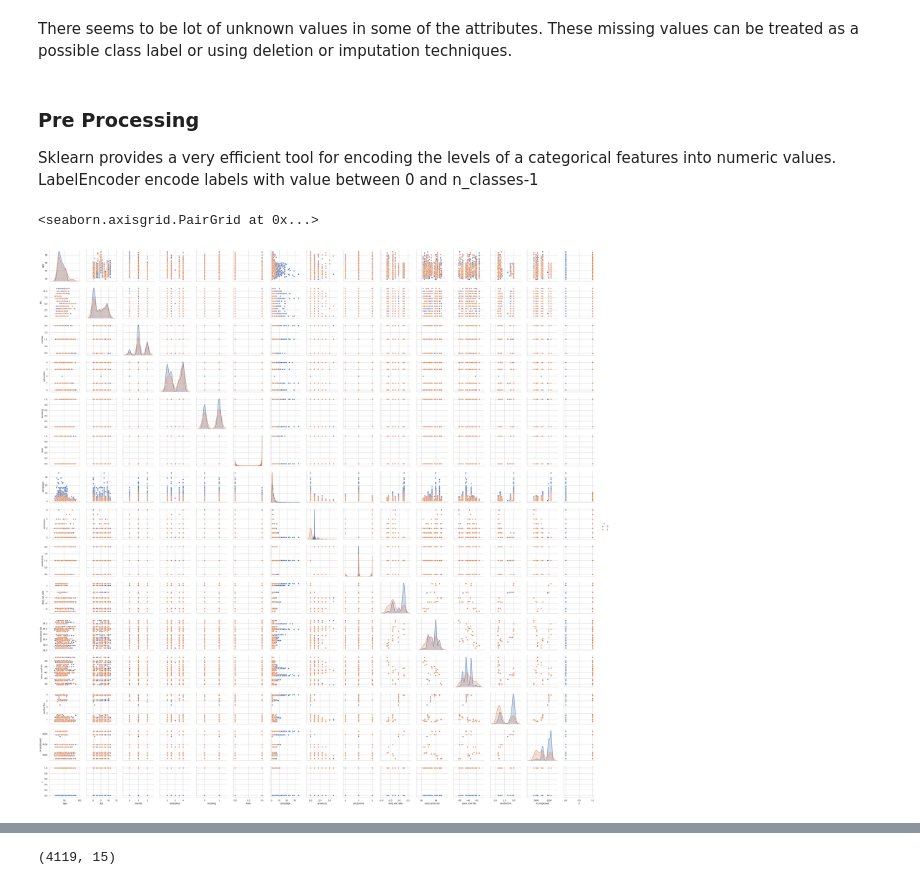
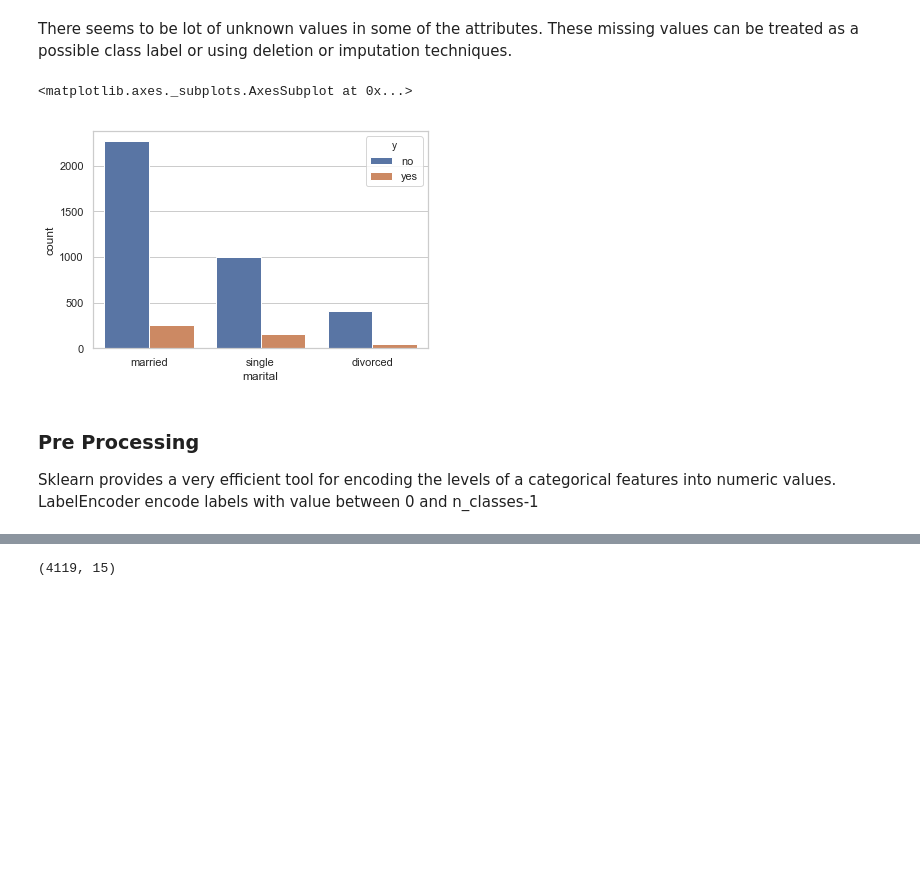
Before and after one commit to machinelearningrepo/portugesebankdata, a Jupyter notebook: portugese_bank.ipynb, the cells around one changed output, grey strips where cells are left out. Saved outputs shown, nothing was run; the diff lists cells and outputs as text; code cells hidden in the pictures; blank space fills up the shorter version.

```diff
--- a/portugese_bank.ipynb
+++ b/portugese_bank.ipynb
@@ -200,6 +219,11 @@ sns.countplot(x="poutcome", data=data)
 [figure]
 # %% [markdown]
 There seems to be lot of unknown values in some of the attributes. These missing values can be treated as a possible class label or using deletion or imputation techniques.
+# %%
+sns.countplot(x='marital',data=data,hue='y')
+# %% [output]
+<matplotlib.axes._subplots.AxesSubplot at 0x...>
+[figure, added]
 # %% [markdown]
 ### Pre Processing
 
@@ -238,11 +262,6 @@ encoding_pipeline = Pipeline([
     # add more pipeline steps as needed
 ])
 data = encoding_pipeline.fit_transform(data)
-# %%
-sns.pairplot(data,hue='y')
-# %% [output]
-<seaborn.axisgrid.PairGrid at 0x...>
-[figure, removed]
 # %%
 corr = data.corr()
 # Generate a mask for the upper triangle
```
Also changed, not shown: parts of 26 cells of this notebook.
